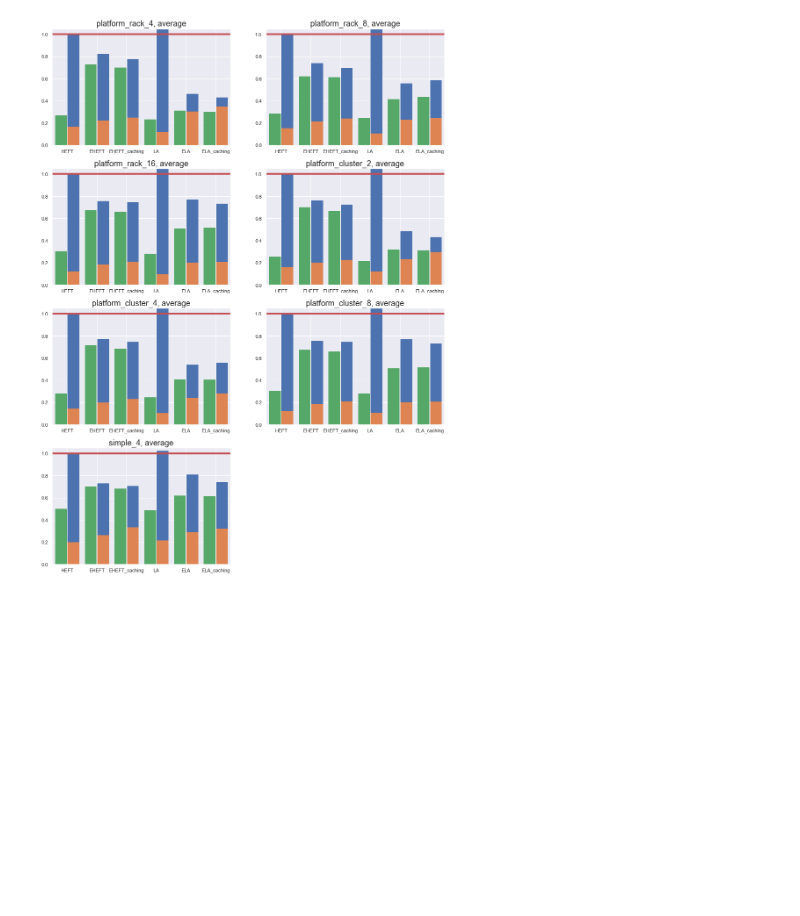
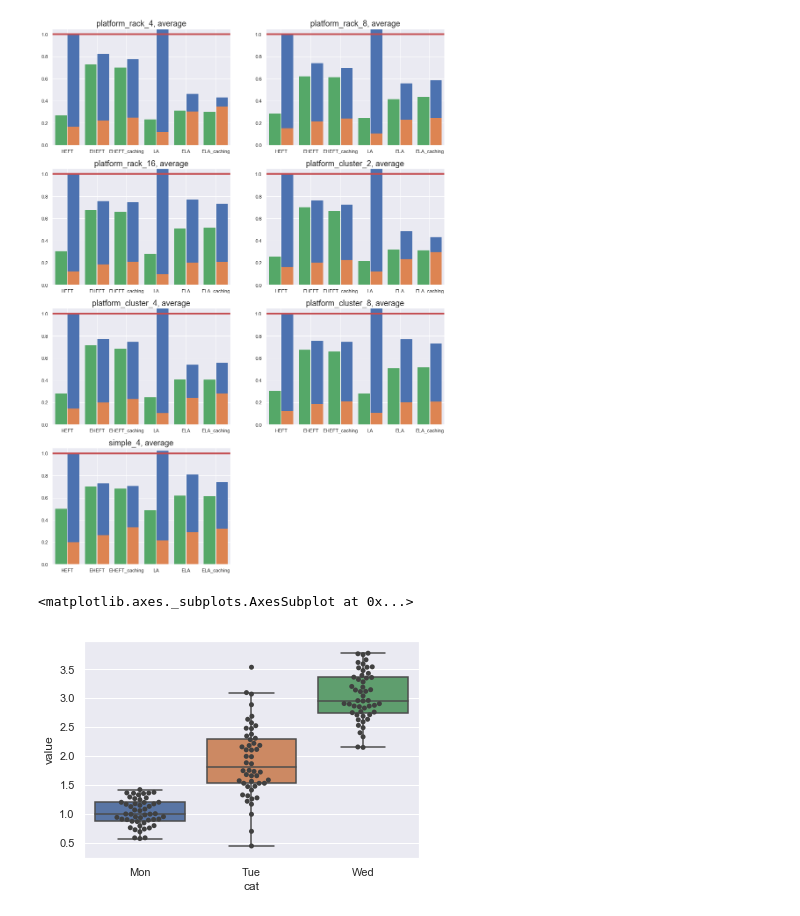
Before and after one commit to PreFX48/thesis, a Jupyter notebook: experiment-4/results/results.ipynb, the cells around one changed output. Cells and saved outputs as stored; diff of their text form; code cells hidden in the pictures; blank space fills up the shorter version.

```diff
--- a/experiment-4/results/results.ipynb
+++ b/experiment-4/results/results.ipynb
@@ -145,3 +148,30 @@ for i, (workflow, workflow_results) in enumerate(sorted(by_platform_and_worflow.
         counter += 1
 # %% [output]
 [figure]
+# %%
+import pandas as pd
+import numpy as np
+
+def to_df(data):
+    cats = []
+    values = []
+    for cat, v in data.items():
+        cats.extend([cat]*len(v))
+        values.extend(v)
+    return pd.DataFrame.from_dict({
+        'cat': cats,
+        'value': values
+    })
+
+data = {
+    'Mon': np.random.normal(1, 0.2, 50),
+    'Tue': np.random.normal(2, 0.6, 50),
+    'Wed': np.random.normal(3, 0.4, 50),
+}
+df = to_df(data)
+# %%
+sns.boxplot(data=df, x='cat', y='value', fliersize=0)
+sns.swarmplot(data=df, x='cat', y='value', color=".25")
+# %% [output]
+<matplotlib.axes._subplots.AxesSubplot at 0x...>
+[figure, added]
```
Also changed, not shown: parts of 6 cells of this notebook, 30 other files.
